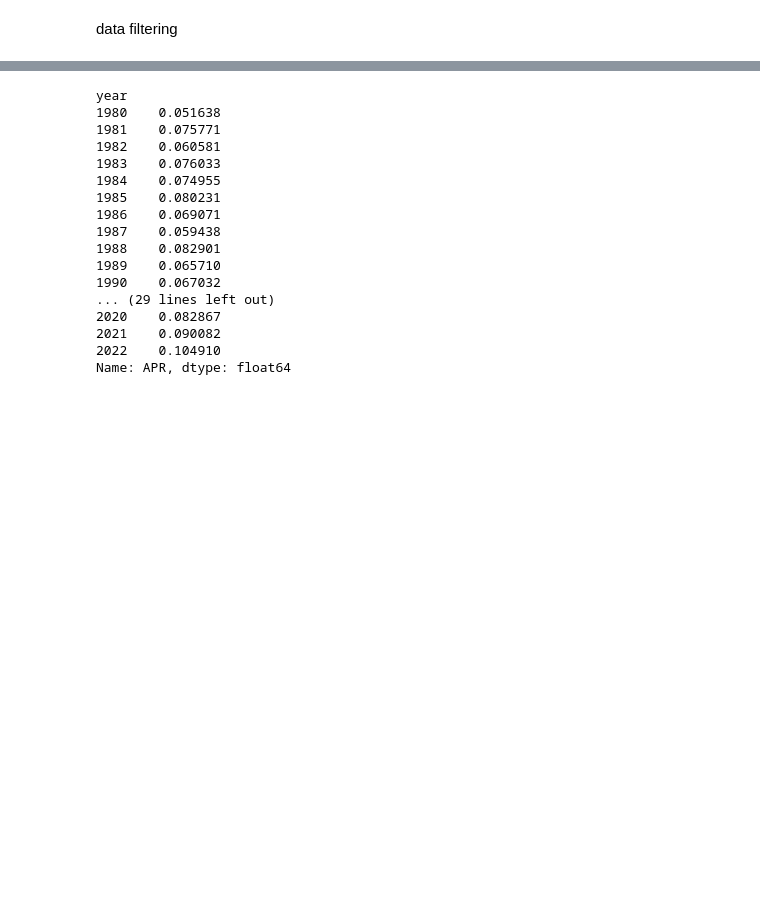
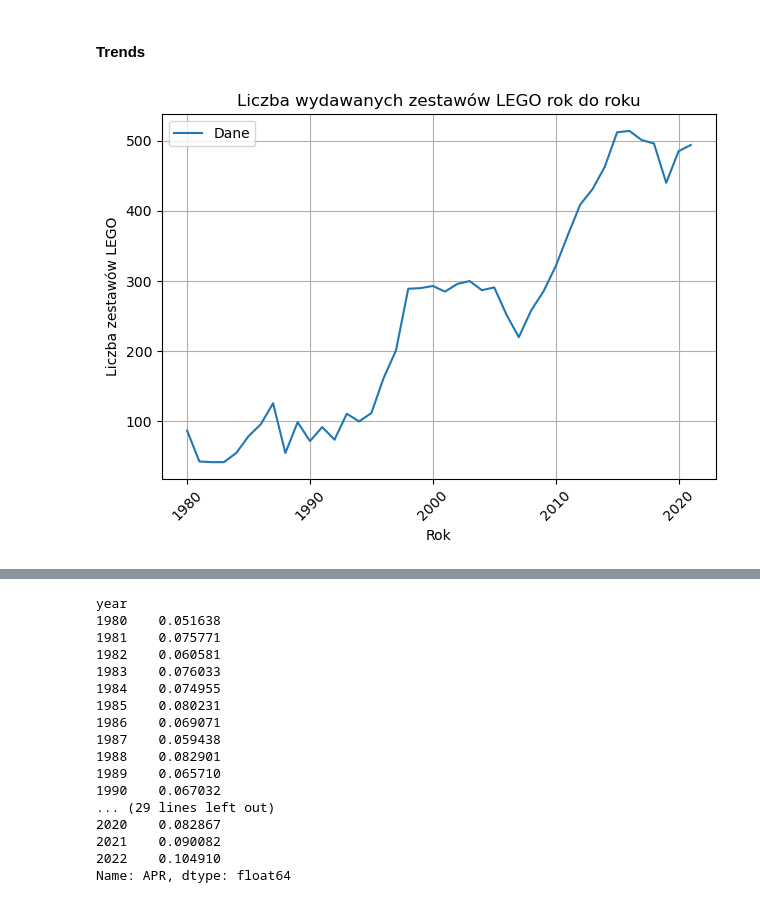
Before and after one commit to dawidgrabarczyk/lego-investment-analysis, a Jupyter notebook: lego.ipynb, the cells around one changed output, grey strips where cells are left out. Cells and saved outputs as stored; diff of their text form; code cells hidden in the pictures; blank space fills up the shorter version.

```diff
--- a/lego.ipynb
+++ b/lego.ipynb
@@ -144,2 +31,21 @@ memory usage: 1.5+ MB
-# %% [markdown]
-data filtering
+# %% [markdown]
+#### Trends
+# %%
+# Number of sets released per year
+sets_by_year = df.groupby("year").size().reset_index(name="number")
+
+# Plot actual data
+plt.plot(sets_by_year["year"][:-1], sets_by_year["number"][:-1], label="Dane")
+
+# Configure plot
+plt.legend()
+plt.title('Liczba wydawanych zestawów LEGO rok do roku')
+plt.xlabel("Rok")
+plt.ylabel("Liczba zestawów LEGO")
+plt.xticks(rotation=45)
+plt.grid(True)
+plt.tight_layout()
+plt.savefig(plots_path / 'liczba_zestawów_rok_do_roku.pdf')
+plt.show()
+# %% [output]
+[figure, added]
```
Also changed, not shown: parts of 44 cells of this notebook, 21 other files.
